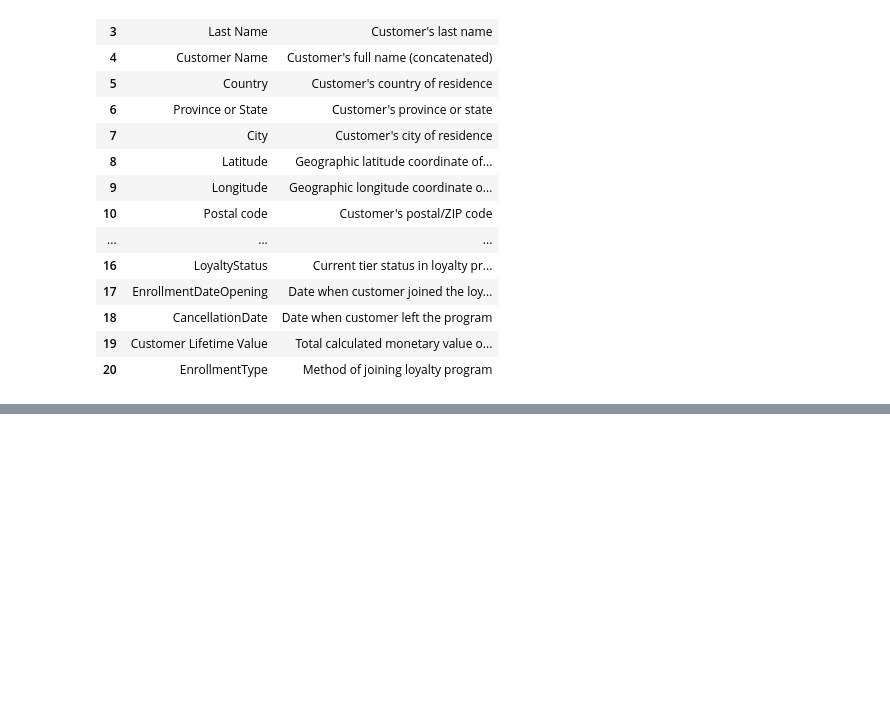
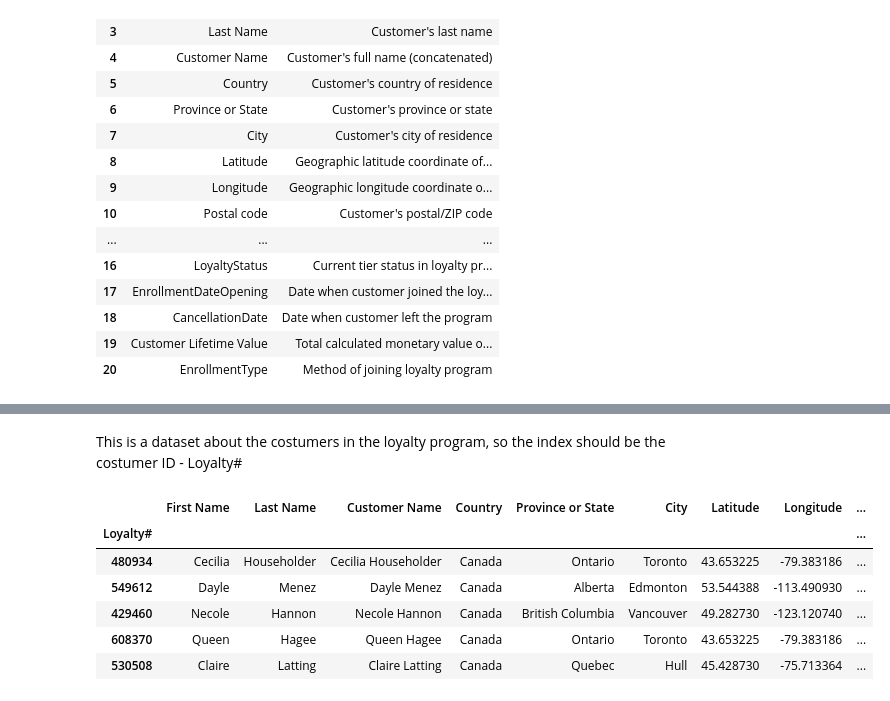
Before and after one commit to barbara-sousa-franco/Data-Mining-Project, a Jupyter notebook: Deliverable 1.ipynb, the cells around one changed output, grey strips where cells are left out. Saved outputs shown, nothing was run; the diff lists cells and outputs as text; code cells hidden in the pictures; blank space fills up the shorter version.

Commit message:
head, info, index of costumers and unique of categorical variables

```diff
--- a/Deliverable 1.ipynb
+++ b/Deliverable 1.ipynb
@@ -68,0 +115,3 @@ display(metadata_customerDB)
+# %%
+df_customerDB.drop('Unnamed: 0', axis=1, inplace=True)
+df_customerDB.head()
@@ -68,0 +125,13 @@ display(metadata_customerDB)
+# %% [markdown]
+This is a dataset about the costumers in the loyalty program, so the index should be the costumer ID - Loyalty#
+# %%
+df_customerDB.set_index('Loyalty#', inplace=True)
+df_customerDB.head()
+# %% [output]
+|  | First Name | Last Name | Customer Name | Country | Province or State | City | Latitude | Longitude | ... |
+| Loyalty# |  |  |  |  |  |  |  |  | ... |
+| 480934 | Cecilia | Householder | Cecilia Householder | Canada | Ontario | Toronto | 43.653225 | -79.383186 | ... |
+| 549612 | Dayle | Menez | Dayle Menez | Canada | Alberta | Edmonton | 53.544388 | -113.490930 | ... |
+| 429460 | Necole | Hannon | Necole Hannon | Canada | British Columbia | Vancouver | 49.282730 | -123.120740 | ... |
+| 608370 | Queen | Hagee | Queen Hagee | Canada | Ontario | Toronto | 43.653225 | -79.383186 | ... |
+| 530508 | Claire | Latting | Claire Latting | Canada | Quebec | Hull | 45.428730 | -75.713364 | ... |
```
Also changed, not shown: parts of 14 cells of this notebook.
